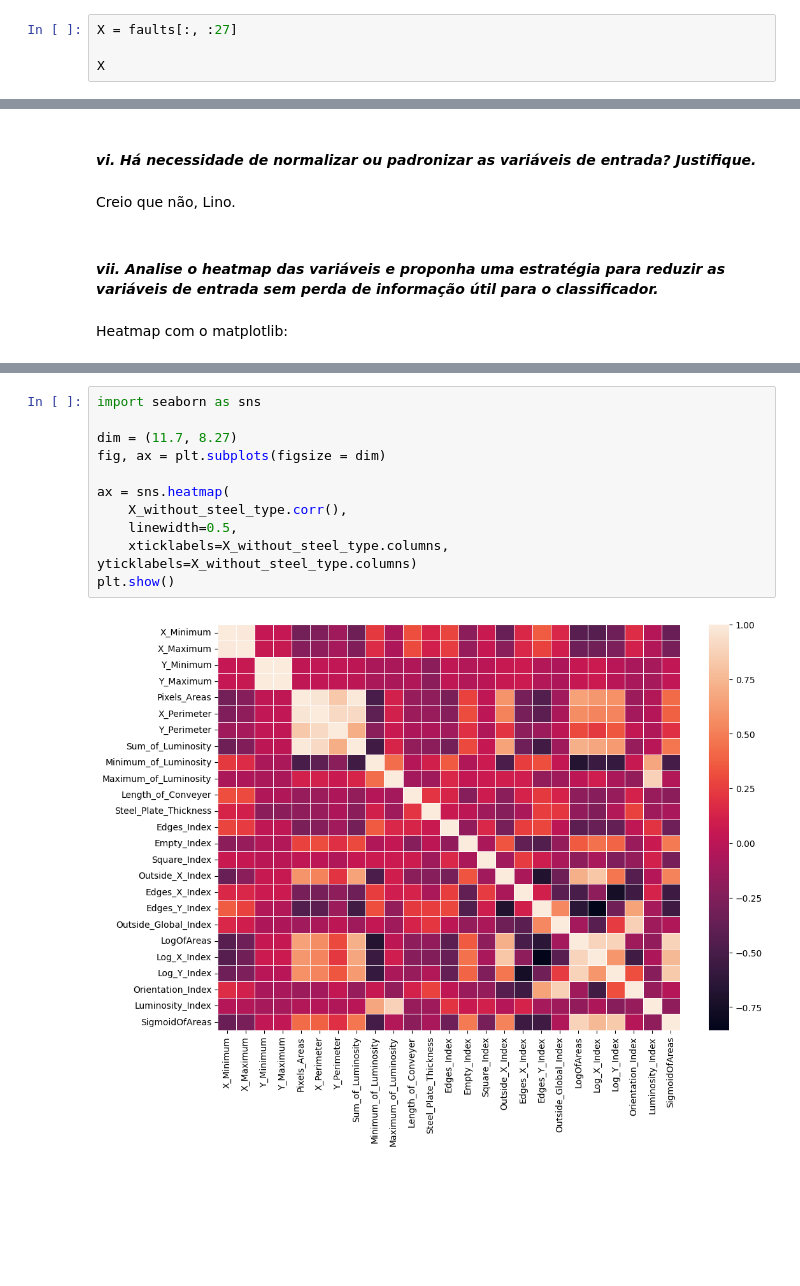
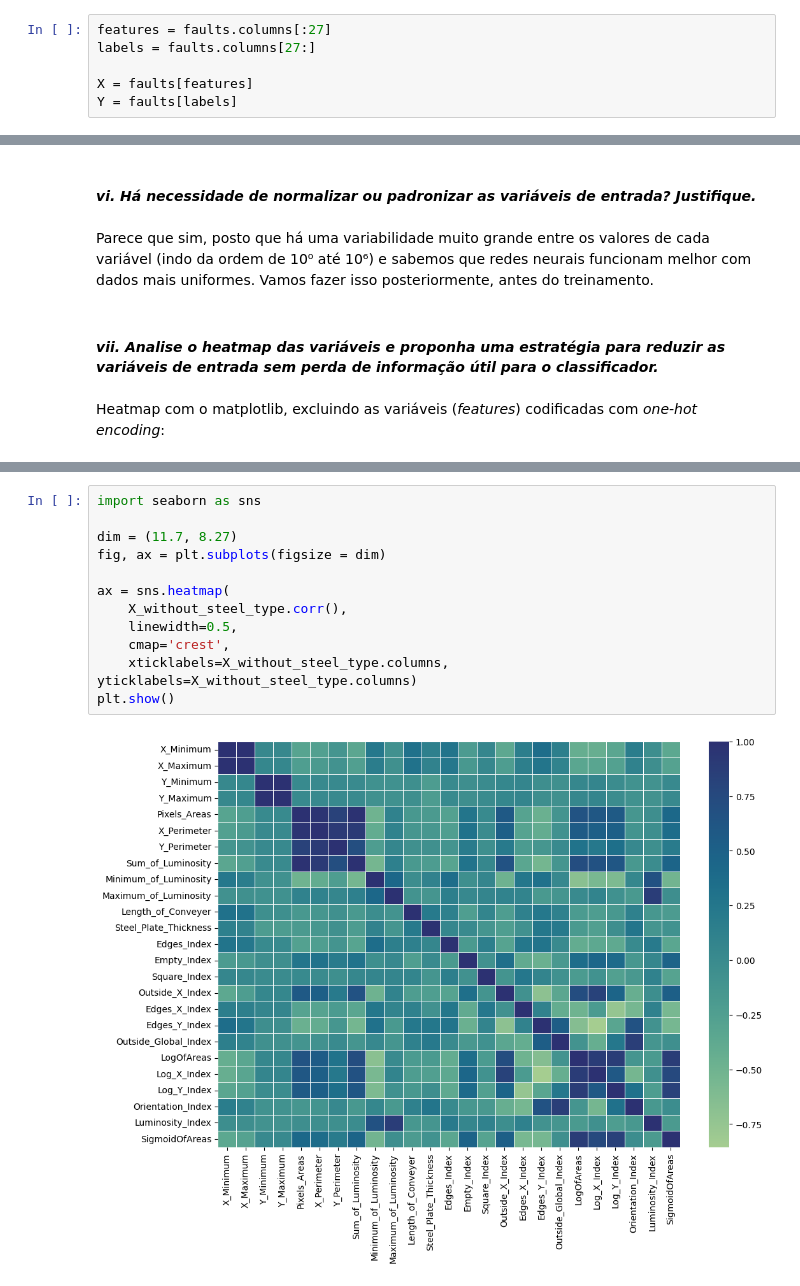
Before and after one commit to fbaltor/et-287, a Jupyter notebook: project_3/project_3.ipynb, the cells around one changed output, grey strips where cells are left out. Cells and saved outputs as stored; diff of their text form; blank space fills up the shorter version.

```diff
--- a/project_3/project_3.ipynb
+++ b/project_3/project_3.ipynb
@@ -141,4 +145,6 @@ Index: 34, Column Name: Other_Faults
 # %%
-X = faults[:, :27]
+features = faults.columns[:27]
+labels = faults.columns[27:]
 
-X
+X = faults[features]
+Y = faults[labels]
@@ -365,11 +300,11 @@ Como se vê, as características acima possuem um alto número de outliers (mais
 # %% [markdown]
 #### _vi. Há necessidade de normalizar ou padronizar as variáveis de entrada? Justifique._
-# %% [markdown]
-Creio que não, Lino.
+# %% [markdown]
+Parece que sim, posto que há uma variabilidade muito grande entre os valores de cada variável (indo da ordem de 10⁰ até 10⁶) e sabemos que redes neurais funcionam melhor com dados mais uniformes. Vamos fazer isso posteriormente, antes do treinamento.
 # %% [markdown]
 #### _vii. Analise o heatmap das variáveis e proponha uma estratégia para reduzir as variáveis de entrada sem perda de informação útil para o classificador._
 # %% [markdown]
-Heatmap com o matplotlib:
+Heatmap com o matplotlib, excluindo as variáveis (_features_) codificadas com _one-hot encoding_:
 # %%
 X_without_steel_type.corr()
 # %% [output]
@@ -390,13 +325,14 @@ shape: (25, 25)
 # %%
 import seaborn as sns
 
 dim = (11.7, 8.27)
 fig, ax = plt.subplots(figsize = dim)
 
 ax = sns.heatmap(
     X_without_steel_type.corr(),
     linewidth=0.5,
+    cmap='crest',
     xticklabels=X_without_steel_type.columns, yticklabels=X_without_steel_type.columns)
 plt.show()
 # %% [output]
-[figure, old version]
+[figure, new version]
```
Also changed, not shown: parts of 43 cells of this notebook, 3 other files.
